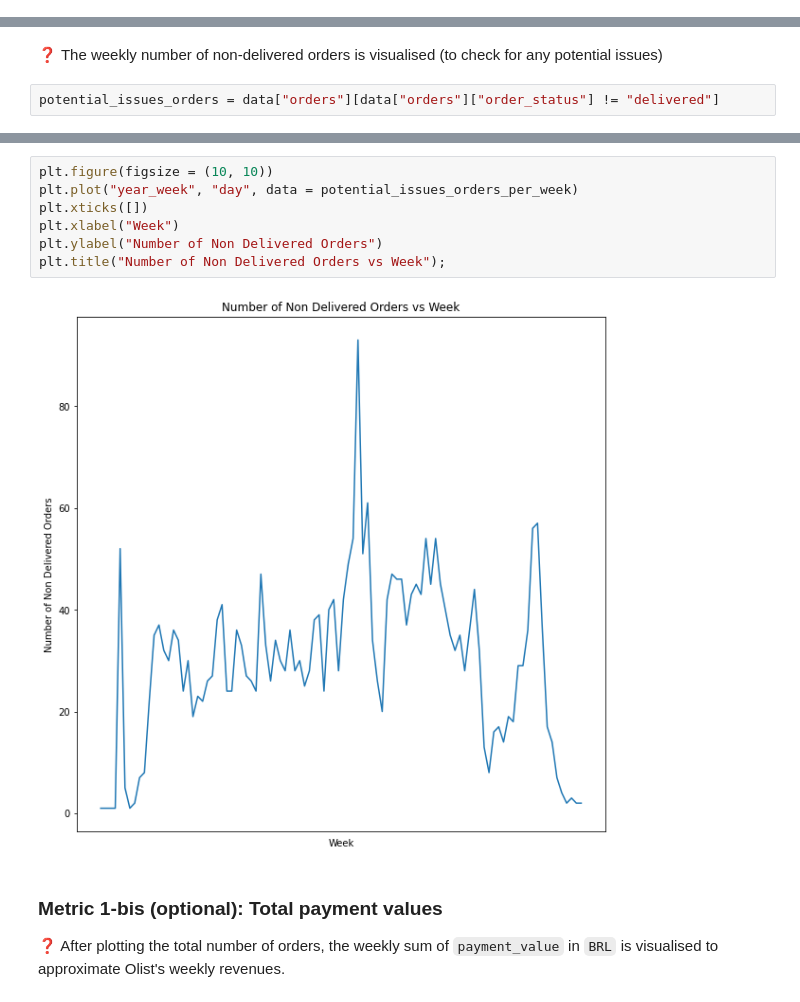
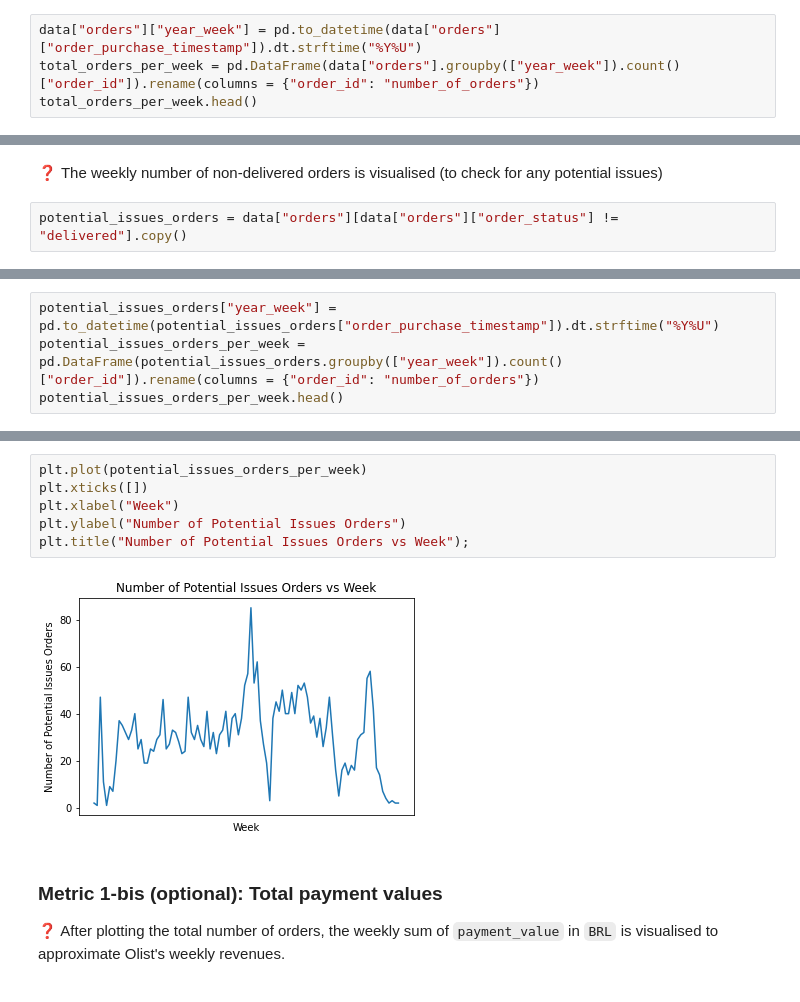
Before and after one commit to chongxe1991/olist_data_analysis, a Jupyter notebook: metric_design.ipynb, the cells around one changed output, grey strips where cells are left out. Cells and saved outputs as stored; diff of their text form.

```diff
--- a/metric_design.ipynb
+++ b/metric_design.ipynb
@@ -100,0 +96,4 @@ total_orders_per_week["year_week"] = total_orders_per_week["year"].apply(lambda
+# %%
+data["orders"]["year_week"] = pd.to_datetime(data["orders"]["order_purchase_timestamp"]).dt.strftime("%Y%U")
+total_orders_per_week = pd.DataFrame(data["orders"].groupby(["year_week"]).count()["order_id"]).rename(columns = {"order_id": "number_of_orders"})
+total_orders_per_week.head()
@@ -110,4 +116,4 @@ plt.title("Number of Orders vs Week");
 # %% [markdown]
 ❓ The weekly number of non-delivered orders is visualised (to check for any potential issues)
 # %%
-potential_issues_orders = data["orders"][data["orders"]["order_status"] != "delivered"]
+potential_issues_orders = data["orders"][data["orders"]["order_status"] != "delivered"].copy()
@@ -150,0 +120,4 @@ potential_issues_orders_per_week["year_week"] = potential_issues_orders_per_week
+# %%
+potential_issues_orders["year_week"] = pd.to_datetime(potential_issues_orders["order_purchase_timestamp"]).dt.strftime("%Y%U")
+potential_issues_orders_per_week = pd.DataFrame(potential_issues_orders.groupby(["year_week"]).count()["order_id"]).rename(columns = {"order_id": "number_of_orders"})
+potential_issues_orders_per_week.head()
@@ -151,12 +132,11 @@ potential_issues_orders_per_week["year_week"] = potential_issues_orders_per_week
 # %%
-plt.figure(figsize = (10, 10))
-plt.plot("year_week", "day", data = potential_issues_orders_per_week)
+plt.plot(potential_issues_orders_per_week)
 plt.xticks([])
 plt.xlabel("Week")
-plt.ylabel("Number of Non Delivered Orders")
-plt.title("Number of Non Delivered Orders vs Week");
+plt.ylabel("Number of Potential Issues Orders")
+plt.title("Number of Potential Issues Orders vs Week");
 # %% [output]
-[figure, old version]
+[figure, new version]
 # %% [markdown]
 ### Metric 1-bis (optional): Total payment values
 ❓ After plotting the total number of orders, the weekly sum of `payment_value` in `BRL` is visualised to approximate Olist's weekly revenues.
```
Also changed, not shown: parts of 75 cells of this notebook.
